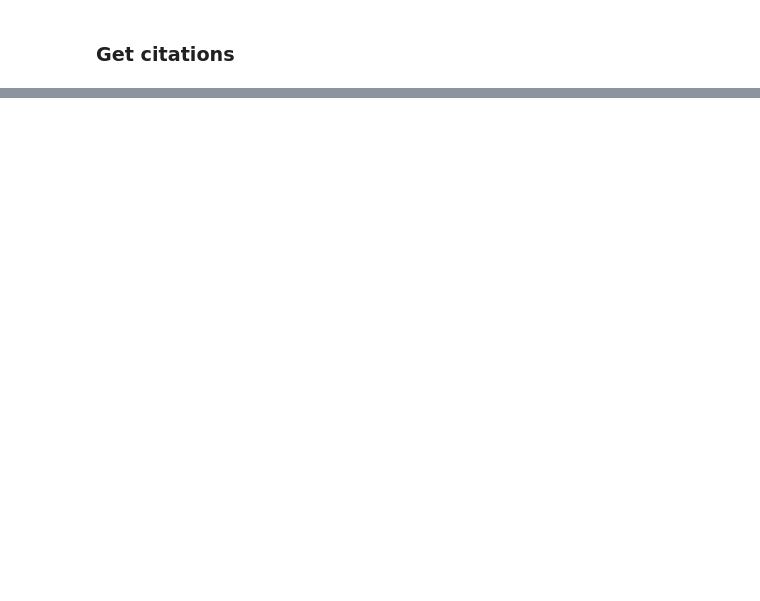
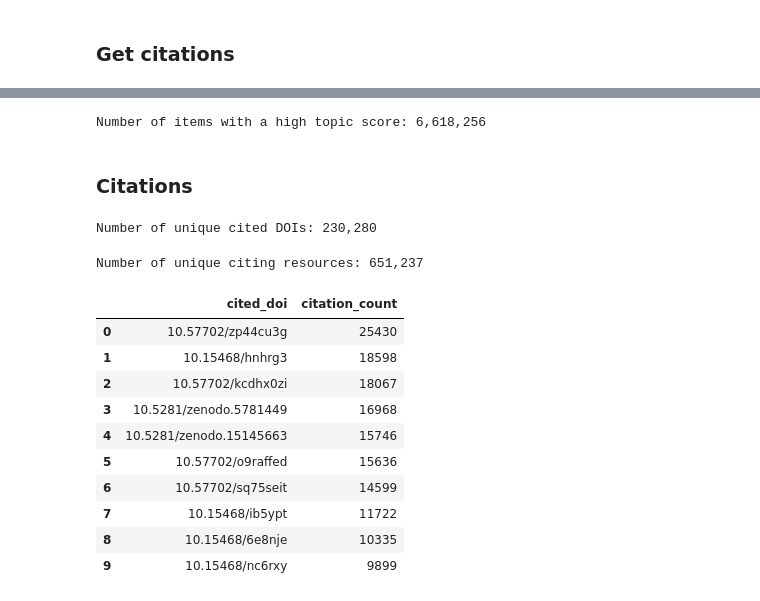
Before and after one commit to data-S-index/s-index-pipeline, a Jupyter notebook: notebooks-batch/openalex_snapshot.ipynb, the cells around one changed output, grey strips where cells are left out. Saved outputs shown, nothing was run; the diff lists cells and outputs as text; code cells hidden in the pictures; blank space fills up the shorter version.

```diff
--- a/notebooks-batch/openalex_snapshot.ipynb
+++ b/notebooks-batch/openalex_snapshot.ipynb
@@ -257,0 +262,57 @@ Total citations in table: 2754955
+# %%
+con = duckdb.connect(db_path)
+count = con.execute("""
+    SELECT COUNT(*)
+    FROM my_datasets_topics
+    WHERE topic_score > 0.5
+""").fetchone()[0]
+
+print(f"Number of items with a high topic score: {count:,}")
+con.close()
+# %% [output]
+Number of items with a high topic score: 6,618,256
+# %% [markdown]
+### Citations
+# %%
+db_path = r"I:\pipeline-data\openalex_processed\openalex_topics_citations.db"
+# %%
+con = duckdb.connect(db_path)
+result = con.execute("SELECT COUNT(DISTINCT cited_doi) FROM my_datasets_citations").fetchone()[0]
+print(f"Number of unique cited DOIs: {result:,}")
+con.close()
+# %% [output]
+Number of unique cited DOIs: 230,280
+# %%
+con = duckdb.connect(db_path)
+result = con.execute("SELECT COUNT(DISTINCT citing_oa_id) FROM my_datasets_citations").fetchone()[0]
+print(f"Number of unique citing resources: {result:,}")
+con.close()
+# %% [output]
+Number of unique citing resources: 651,237
+# %%
+con = duckdb.connect(db_path)
+query = """
+    SELECT
+        cited_doi,
+        COUNT(*) AS citation_count
+    FROM my_datasets_citations
+    WHERE cited_doi IS NOT NULL
+    GROUP BY cited_doi
+    ORDER BY citation_count DESC
+    LIMIT 10
+"""
+top_10_df = con.execute(query).df()# To see it:
+display(top_10_df)
+con.close()
+# %% [output]
+|  | cited_doi | citation_count |
+| 0 | 10.57702/zp44cu3g | 25430 |
+| 1 | 10.15468/hnhrg3 | 18598 |
+| 2 | 10.57702/kcdhx0zi | 18067 |
+| 3 | 10.5281/zenodo.5781449 | 16968 |
+| 4 | 10.5281/zenodo.15145663 | 15746 |
+| 5 | 10.57702/o9raffed | 15636 |
+| 6 | 10.57702/sq75seit | 14599 |
+| 7 | 10.15468/ib5ypt | 11722 |
+| 8 | 10.15468/6e8nje | 10335 |
+| 9 | 10.15468/nc6rxy | 9899 |
```
Also changed, not shown: parts of 19 cells of this notebook, 13 other files.
